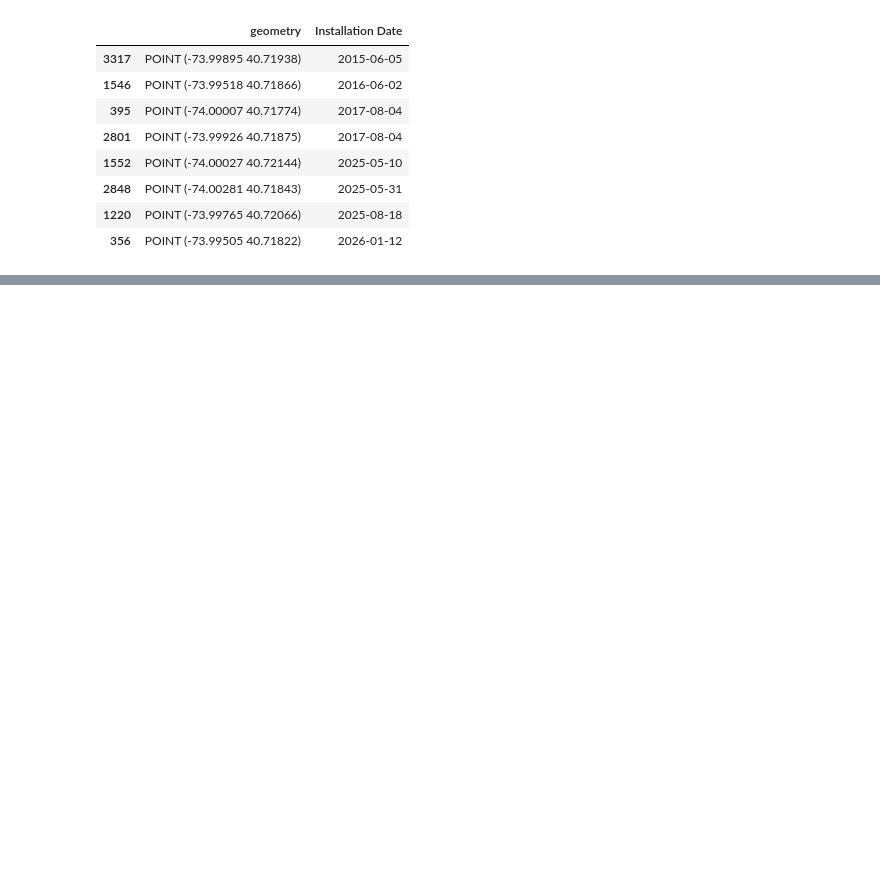
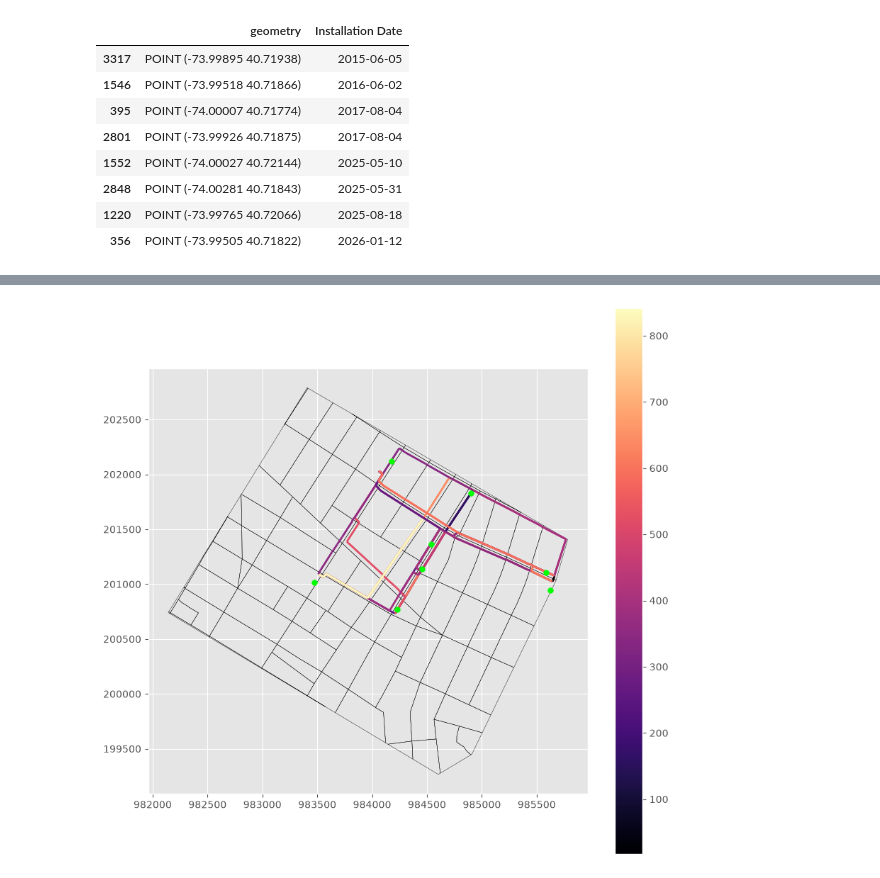
Before and after one commit to rachelshin-works/cdp-mapping-systems, a Jupyter notebook: Assignment_rachel/chinatown_seating_locations.ipynb, the cells around one changed output, grey strips where cells are left out. Saved outputs shown, nothing was run; the diff lists cells and outputs as text; code cells hidden in the pictures; blank space fills up the shorter version.

Commit message:
add network in assignment and webmap inclass activity

```diff
--- a/Assignment_rachel/chinatown_seating_locations.ipynb
+++ b/Assignment_rachel/chinatown_seating_locations.ipynb
@@ -440,0 +475,29 @@ seating_chinatown[["geometry", "Installation Date"]].sort_values(by="Installatio
+# %%
+def network_distance_between_points(node1, node2, G_proj):
+    try:
+        route = ox.shortest_path(G_proj, node1, node2, weight="length")
+        if route is None:
+            return np.nan, None
+        edge_lengths = ox.routing.route_to_gdf(G_proj, route)["length"]
+        route_geom = ox.routing.route_to_gdf(G_proj, route).geometry.union_all()
+        return sum(edge_lengths), route_geom
+    except (nx.NetworkXNoPath, ValueError):
+        return np.nan, None
+# %%
+from itertools import combinations
+
+results = []
+for i, j in combinations(seating_proj.index, 2):
+    node1 = seating_proj.loc[i, "node"]
+    node2 = seating_proj.loc[j, "node"]
+    dist_ft, route_geom = network_distance_between_points(node1, node2, G_proj)
+    results.append(
+        {
+            "point_1": i,
+            "point_2": j,
+            "distance_ft": dist_ft,
+            "route_geom": route_geom,
+        }
+    )
+
+seating_distances = pd.DataFrame(results)
@@ -440,0 +524,16 @@ seating_chinatown[["geometry", "Installation Date"]].sort_values(by="Installatio
+# %%
+routes_gdf = gpd.GeoDataFrame(
+    seating_distances.dropna(subset=["route_geom"]),
+    geometry="route_geom",
+    crs="EPSG:2263",
+)
+
+fig, ax = plt.subplots(figsize=(10, 10))
+census_block_chinatown.to_crs(epsg=2263).plot(
+    ax=ax, facecolor="none", edgecolor="black", linewidth=0.3
+)
+routes_gdf.plot(column="distance_ft", cmap="magma", ax=ax, linewidth=2, legend=True)
+seating_proj.plot(ax=ax, color="lime", markersize=30, zorder=5)
+plt.show()
+# %% [output]
+[figure, added]
```
Also changed, not shown: parts of 10 cells of this notebook, 6 other files.
